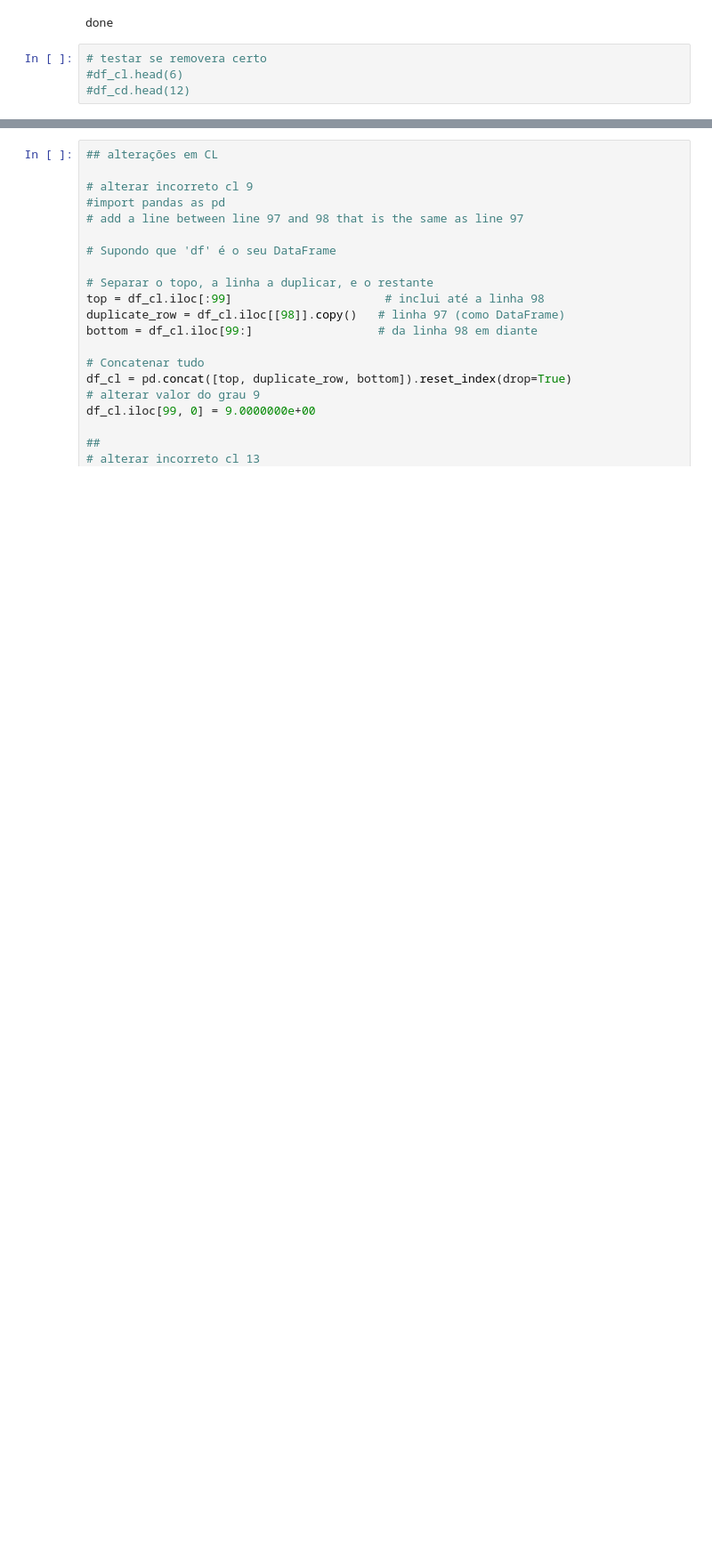
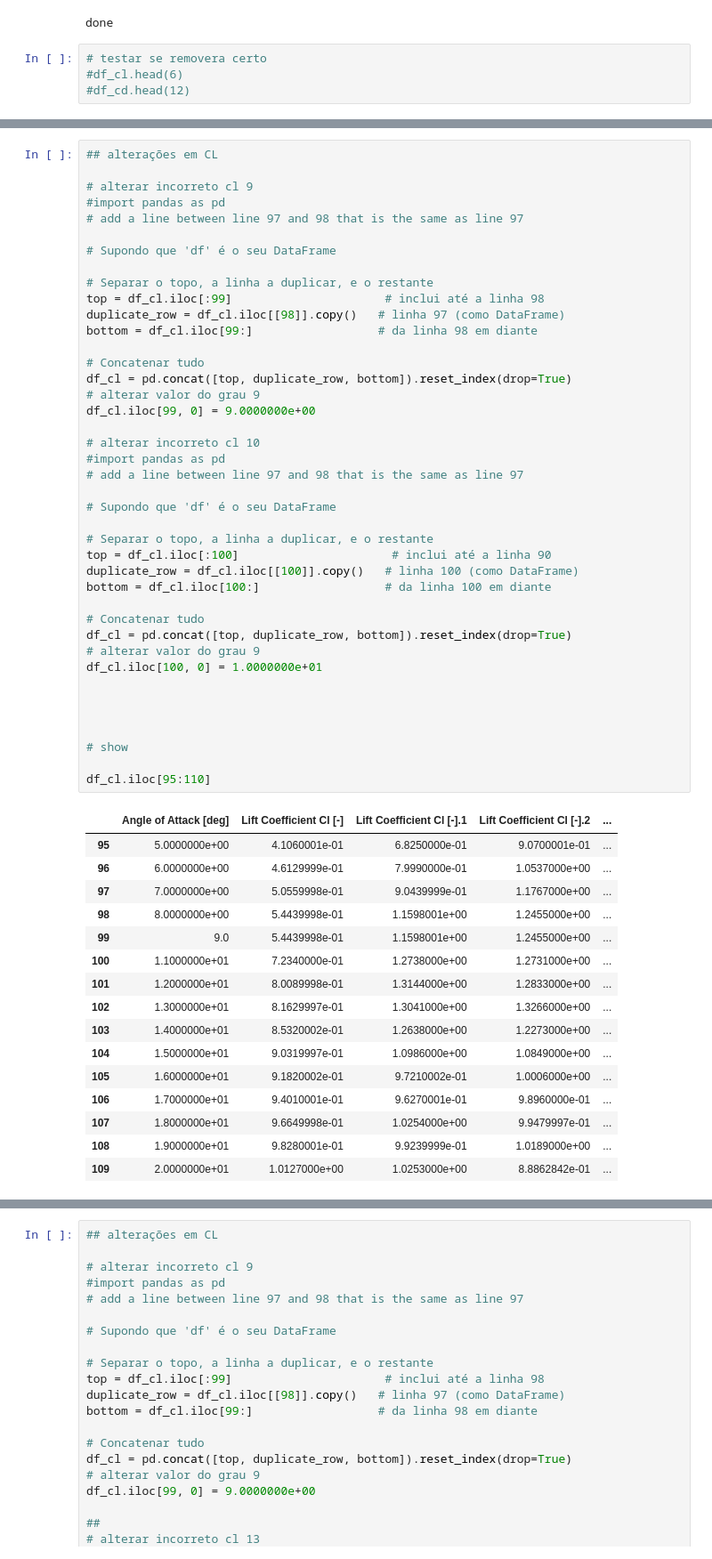
Before and after one commit to Pedro-pb-coder/polars.Qblade, a Jupyter notebook: polares.all.ipynb, the cells around one changed output, grey strips where cells are left out. Shown at 89% size. Cells and saved outputs as stored; diff of their text form; blank space fills up the shorter version.

```diff
--- a/polares.all.ipynb
+++ b/polares.all.ipynb
@@ -154,0 +175,58 @@ df_cl.iloc[95:105]
+# %%
+## alterações em CL
+
+# alterar incorreto cl 9
+#import pandas as pd
+# add a line between line 97 and 98 that is the same as line 97
+
+# Supondo que 'df' é o seu DataFrame
+
+# Separar o topo, a linha a duplicar, e o restante
+top = df_cl.iloc[:99]                      # inclui até a linha 98
+duplicate_row = df_cl.iloc[[98]].copy()   # linha 97 (como DataFrame)
+bottom = df_cl.iloc[99:]                  # da linha 98 em diante
+
+# Concatenar tudo
+df_cl = pd.concat([top, duplicate_row, bottom]).reset_index(drop=True)
+# alterar valor do grau 9
+df_cl.iloc[99, 0] = 9.0000000e+00
+
+# alterar incorreto cl 10
+#import pandas as pd
+# add a line between line 97 and 98 that is the same as line 97
+
+# Supondo que 'df' é o seu DataFrame
+
+# Separar o topo, a linha a duplicar, e o restante
+top = df_cl.iloc[:100]                      # inclui até a linha 90
+duplicate_row = df_cl.iloc[[100]].copy()   # linha 100 (como DataFrame)
+bottom = df_cl.iloc[100:]                  # da linha 100 em diante
+
+# Concatenar tudo
+df_cl = pd.concat([top, duplicate_row, bottom]).reset_index(drop=True)
+# alterar valor do grau 9
+df_cl.iloc[100, 0] = 1.0000000e+01
+
+
+
+
+# show
+
+df_cl.iloc[95:110]
+# %% [output]
+|  | Angle of Attack [deg] | Lift Coefficient Cl [-] | Lift Coefficient Cl [-].1 | Lift Coefficient Cl [-].2 | ... |
+| 95 | 5.0000000e+00 | 4.1060001e-01 | 6.8250000e-01 | 9.0700001e-01 | ... |
+| 96 | 6.0000000e+00 | 4.6129999e-01 | 7.9990000e-01 | 1.0537000e+00 | ... |
+| 97 | 7.0000000e+00 | 5.0559998e-01 | 9.0439999e-01 | 1.1767000e+00 | ... |
+| 98 | 8.0000000e+00 | 5.4439998e-01 | 1.1598001e+00 | 1.2455000e+00 | ... |
+| 99 | 9.0 | 5.4439998e-01 | 1.1598001e+00 | 1.2455000e+00 | ... |
+| 100 | 1.1000000e+01 | 7.2340000e-01 | 1.2738000e+00 | 1.2731000e+00 | ... |
+| 101 | 1.2000000e+01 | 8.0089998e-01 | 1.3144000e+00 | 1.2833000e+00 | ... |
+| 102 | 1.3000000e+01 | 8.1629997e-01 | 1.3041000e+00 | 1.3266000e+00 | ... |
+| 103 | 1.4000000e+01 | 8.5320002e-01 | 1.2638000e+00 | 1.2273000e+00 | ... |
+| 104 | 1.5000000e+01 | 9.0319997e-01 | 1.0986000e+00 | 1.0849000e+00 | ... |
+| 105 | 1.6000000e+01 | 9.1820002e-01 | 9.7210002e-01 | 1.0006000e+00 | ... |
+| 106 | 1.7000000e+01 | 9.4010001e-01 | 9.6270001e-01 | 9.8960000e-01 | ... |
+| 107 | 1.8000000e+01 | 9.6649998e-01 | 1.0254000e+00 | 9.9479997e-01 | ... |
+| 108 | 1.9000000e+01 | 9.8280001e-01 | 9.9239999e-01 | 1.0189000e+00 | ... |
+| 109 | 2.0000000e+01 | 1.0127000e+00 | 1.0253000e+00 | 8.8862842e-01 | ... |
```
Also changed, not shown: parts of 13 cells of this notebook.
